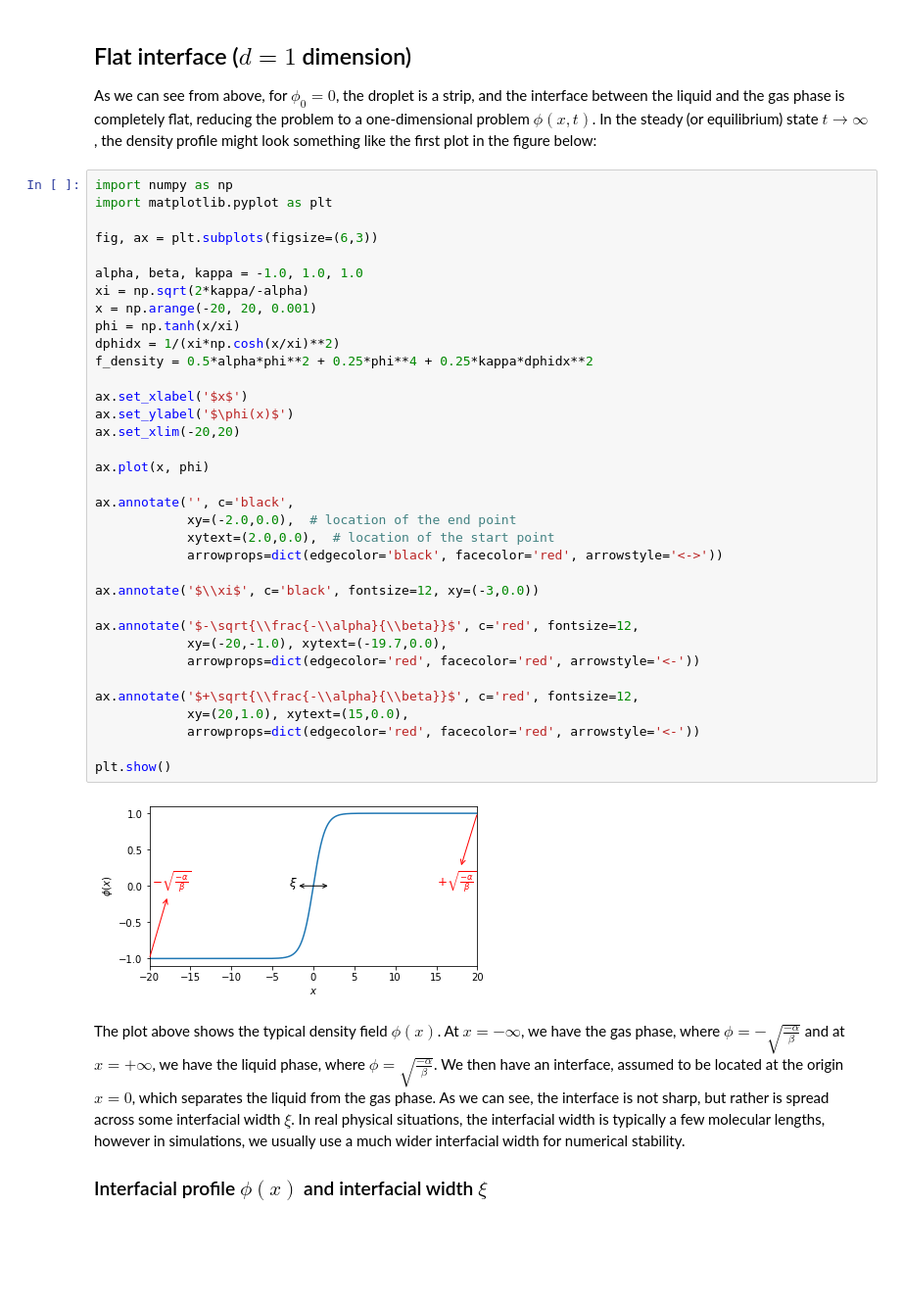
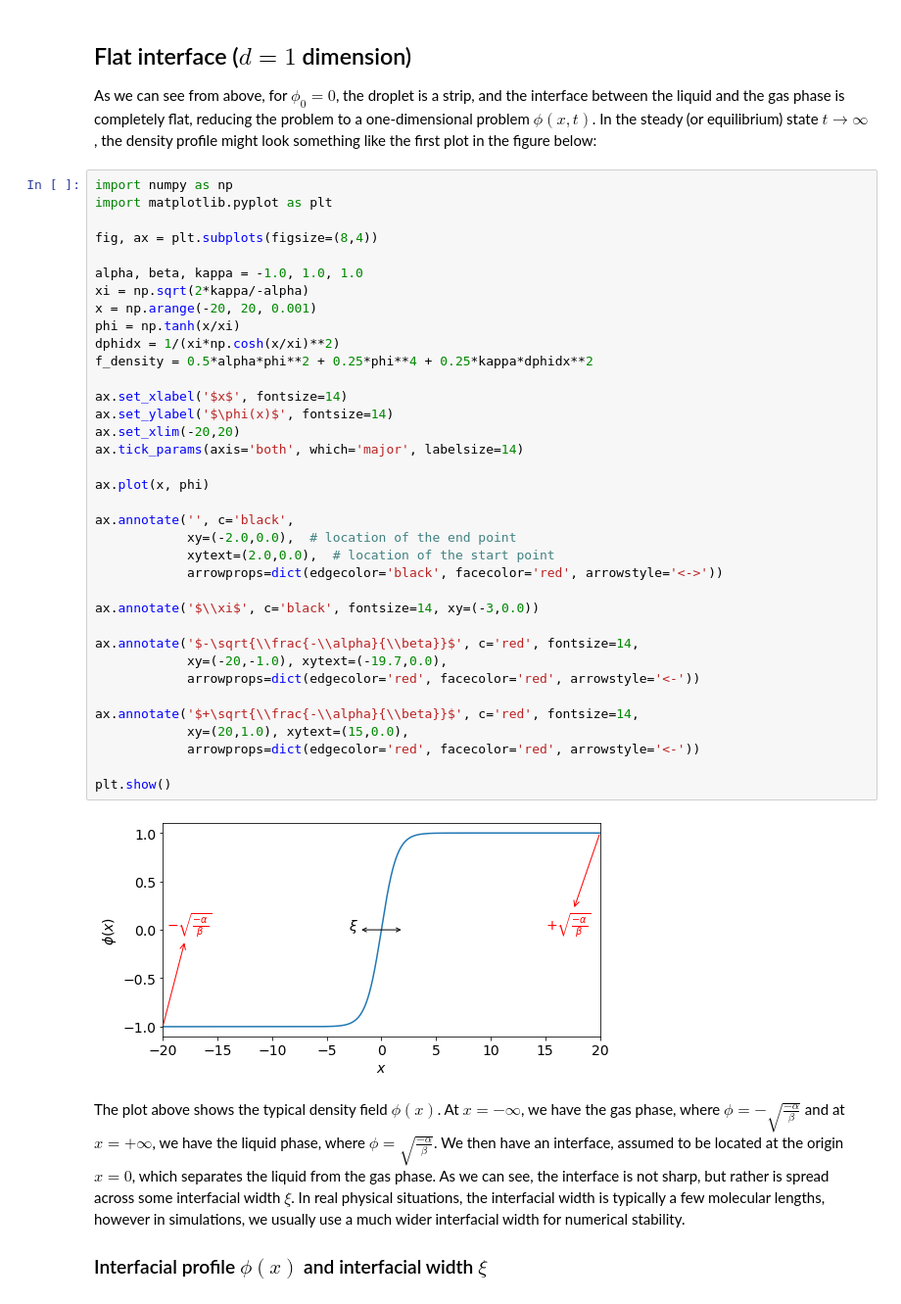
Before and after one commit to elsentjhung/cahn-hilliard-droplet, a Jupyter notebook: droplet.ipynb, the cells around one changed output. Shown at 98% size. Cells and saved outputs as stored; diff of their text form; blank space fills up the shorter version.

```diff
--- a/droplet.ipynb
+++ b/droplet.ipynb
@@ -90,40 +90,41 @@ In the steady (or equilibrium) state $t\rightarrow\infty$, the density profile m
 # %%
 import numpy as np
 import matplotlib.pyplot as plt
 
-fig, ax = plt.subplots(figsize=(6,3))
+fig, ax = plt.subplots(figsize=(8,4))
 
 alpha, beta, kappa = -1.0, 1.0, 1.0
 xi = np.sqrt(2*kappa/-alpha)
 x = np.arange(-20, 20, 0.001)
 phi = np.tanh(x/xi)
 dphidx = 1/(xi*np.cosh(x/xi)**2)
 f_density = 0.5*alpha*phi**2 + 0.25*phi**4 + 0.25*kappa*dphidx**2
 
-ax.set_xlabel('$x$')
-ax.set_ylabel('$\phi(x)$')
+ax.set_xlabel('$x$', fontsize=14)
+ax.set_ylabel('$\phi(x)$', fontsize=14)
 ax.set_xlim(-20,20)
+ax.tick_params(axis='both', which='major', labelsize=14)
 
 ax.plot(x, phi)
 
 ax.annotate('', c='black',
             xy=(-2.0,0.0),  # location of the end point
             xytext=(2.0,0.0),  # location of the start point
             arrowprops=dict(edgecolor='black', facecolor='red', arrowstyle='<->'))
 
-ax.annotate('$\\xi$', c='black', fontsize=12, xy=(-3,0.0))
+ax.annotate('$\\xi$', c='black', fontsize=14, xy=(-3,0.0))
 
-ax.annotate('$-\sqrt{\\frac{-\\alpha}{\\beta}}$', c='red', fontsize=12,
+ax.annotate('$-\sqrt{\\frac{-\\alpha}{\\beta}}$', c='red', fontsize=14,
             xy=(-20,-1.0), xytext=(-19.7,0.0),
             arrowprops=dict(edgecolor='red', facecolor='red', arrowstyle='<-'))
 
-ax.annotate('$+\sqrt{\\frac{-\\alpha}{\\beta}}$', c='red', fontsize=12,
+ax.annotate('$+\sqrt{\\frac{-\\alpha}{\\beta}}$', c='red', fontsize=14,
             xy=(20,1.0), xytext=(15,0.0),
             arrowprops=dict(edgecolor='red', facecolor='red', arrowstyle='<-'))
 
 plt.show()
 # %% [output]
-[figure, old version]
+[figure, new version]
 # %% [markdown]
 The plot above shows the typical density field $\phi(x)$.
 At $x=-\infty$, we have the gas phase, where $\phi=-\sqrt{\frac{-\alpha}{\beta}}$ and at $x=+\infty$, we have the liquid phase, where $\phi=\sqrt{\frac{-\alpha}{\beta}}$.
```
Also changed, not shown: parts of 1 cell of this notebook.
